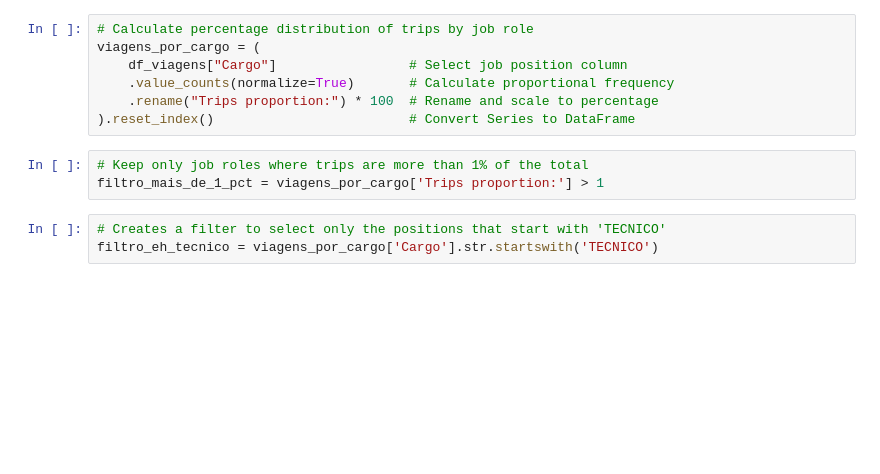
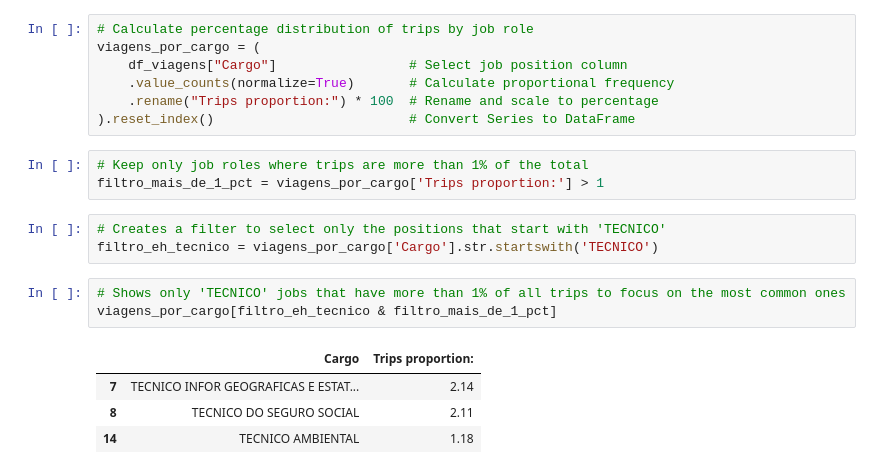
Before and after one commit to GuihJF/python_for_data_analysis, a Jupyter notebook: Data_Test_Python_for_Data.ipynb, the cells around one changed output. Cells and saved outputs as stored; diff of their text form; blank space fills up the shorter version.

Commit message:
- This block filters and displays only the technical job roles 'TECNICO' that make up more than 1% of the total recorded trips. - It combines two filters: one to select roles starting with 'TECNICO', and another to include only the most common positions.

```diff
--- a/Data_Test_Python_for_Data.ipynb
+++ b/Data_Test_Python_for_Data.ipynb
@@ -297,3 +297,11 @@ filtro_mais_de_1_pct = viagens_por_cargo['Trips proportion:'] > 1
 # %%
 # Creates a filter to select only the positions that start with 'TECNICO'
 filtro_eh_tecnico = viagens_por_cargo['Cargo'].str.startswith('TECNICO')
+# %%
+# Shows only 'TECNICO' jobs that have more than 1% of all trips to focus on the most common ones
+viagens_por_cargo[filtro_eh_tecnico & filtro_mais_de_1_pct]
+# %% [output]
+|  | Cargo | Trips proportion: |
+| 7 | TECNICO INFOR GEOGRAFICAS E ESTAT... | 2.14 |
+| 8 | TECNICO DO SEGURO SOCIAL | 2.11 |
+| 14 | TECNICO AMBIENTAL | 1.18 |
```
